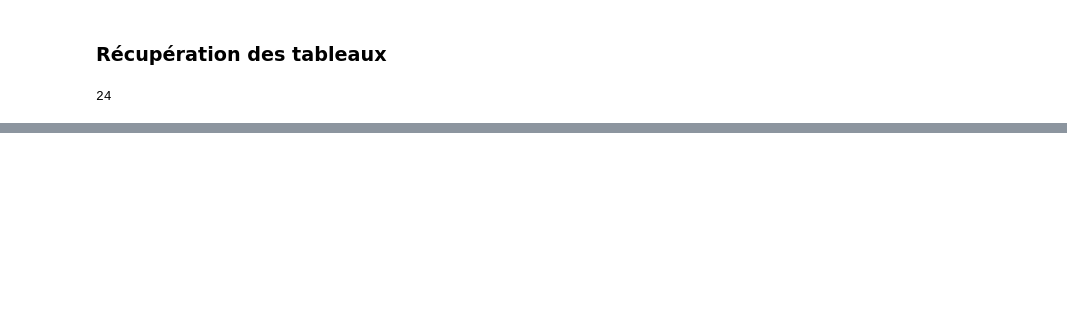
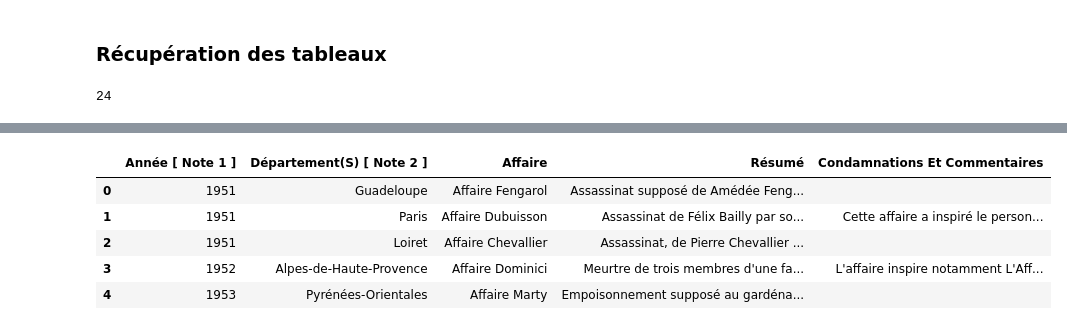
Before and after one commit to jadevalade2/projet_python_datascience_2AS1, a Jupyter notebook: donnees_juris.ipynb, the cells around one changed output, grey strips where cells are left out. Saved outputs shown, nothing was run; the diff lists cells and outputs as text; code cells hidden in the pictures; blank space fills up the shorter version.

```diff
--- a/donnees_juris.ipynb
+++ b/donnees_juris.ipynb
@@ -73,9 +71,0 @@ rows = table_body.find_all('tr')
-# %%
-dico = dict()
-for row in rows:
-    cols = row.find_all('td')
-    cols = [ele.text.strip() for ele in cols]
-    if len(cols) > 0 :
-        dico[cols[0]] = cols[1:]
-
-dico
@@ -151,0 +113,29 @@ tableaux[0]
+# %%
+### On ajoute des titres aux colonnes
+
+## On récupère les noms de colonnes
+
+liste_colonnes = list()
+
+for tableau in tableaux :
+    table_body = tableau.find('tbody')
+    rows = table_body.find_all('tr')
+    for row in rows:
+        cols = row.find_all('th')
+        if len(cols) > 0 :
+            cols = [ele.get_text(separator=' ').strip().title() for ele in cols]
+            liste_colonnes.append(cols)
+
+## On rajoute les colonnes sur le data frame :
+
+for i in range(len(liste_dataf)):
+    liste_dataf[i].columns = liste_colonnes[i]
+
+liste_dataf[5].head()
+# %% [output]
+|  | Année [ Note 1 ] | Département(S) [ Note 2 ] | Affaire | Résumé | Condamnations Et Commentaires |
+| 0 | 1951 | Guadeloupe | Affaire Fengarol | Assassinat supposé de Amédée Feng... |  |
+| 1 | 1951 | Paris | Affaire Dubuisson | Assassinat de Félix Bailly par so... | Cette affaire a inspiré le person... |
+| 2 | 1951 | Loiret | Affaire Chevallier | Assassinat, de Pierre Chevallier ... |  |
+| 3 | 1952 | Alpes-de-Haute-Provence | Affaire Dominici | Meurtre de trois membres d'une fa... | L'affaire inspire notamment L'Aff... |
+| 4 | 1953 | Pyrénées-Orientales | Affaire Marty | Empoisonnement supposé au gardéna... |  |
```
Also changed, not shown: parts of 8 cells of this notebook.
